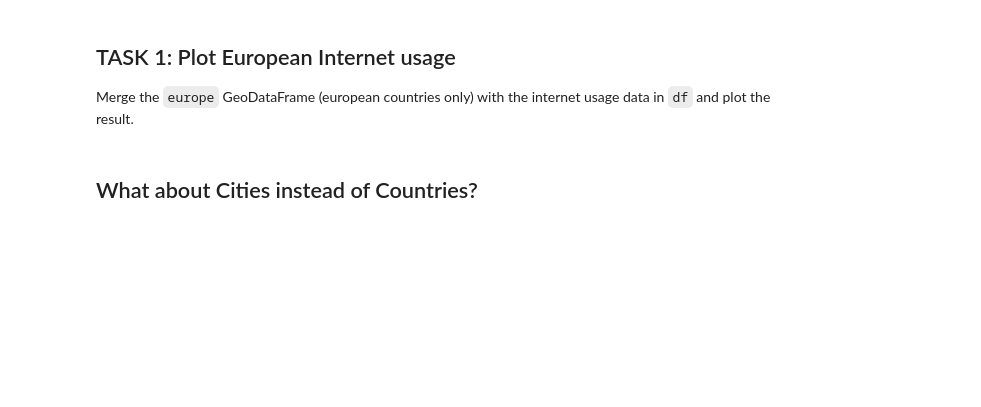
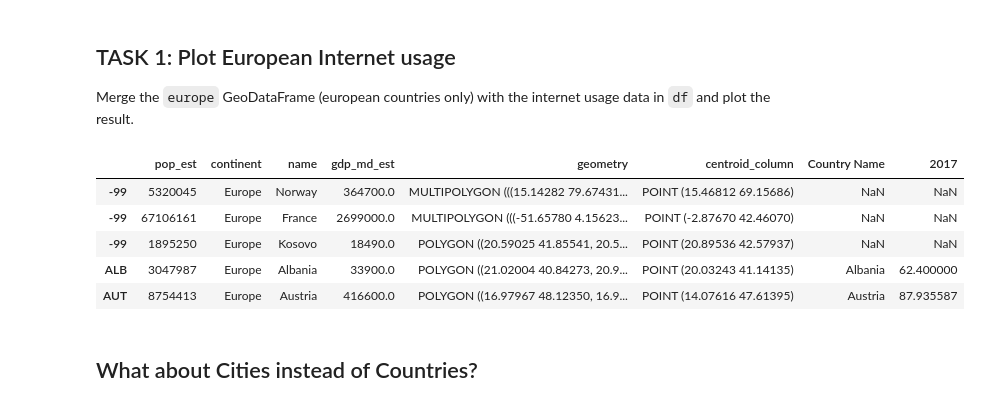
Before and after one commit to s-naegele/Data-Analysis, a Jupyter notebook: Lab/02_Maps.ipynb, the cells around one changed output. Drawn from its saved outputs; the diff is of its cells as text; code cells hidden in the pictures; blank space fills up the shorter version.

```diff
--- a/Lab/02_Maps.ipynb
+++ b/Lab/02_Maps.ipynb
@@ -107,3 +197,15 @@ raise NotImplementedError()
+# %%
+# YOUR CODE HERE
+mergeEurope = europe.set_index('iso_a3').join(df.set_index('Country Code'))
+
+mergeEurope.head()
+# %% [output]
+|  | pop_est | continent | name | gdp_md_est | geometry | centroid_column | Country Name | 2017 |
+| -99 | 5320045 | Europe | Norway | 364700.0 | MULTIPOLYGON (((15.14282 79.67431... | POINT (15.46812 69.15686) | NaN | NaN |
+| -99 | 67106161 | Europe | France | 2699000.0 | MULTIPOLYGON (((-51.65780 4.15623... | POINT (-2.87670 42.46070) | NaN | NaN |
+| -99 | 1895250 | Europe | Kosovo | 18490.0 | POLYGON ((20.59025 41.85541, 20.5... | POINT (20.89536 42.57937) | NaN | NaN |
+| ALB | 3047987 | Europe | Albania | 33900.0 | POLYGON ((21.02004 40.84273, 20.9... | POINT (20.03243 41.14135) | Albania | 62.400000 |
+| AUT | 8754413 | Europe | Austria | 416600.0 | POLYGON ((16.97967 48.12350, 16.9... | POINT (14.07616 47.61395) | Austria | 87.935587 |
 # %% [markdown]
 ## What about Cities instead of Countries?
 # %%
```
Also changed, not shown: parts of 22 cells of this notebook.
